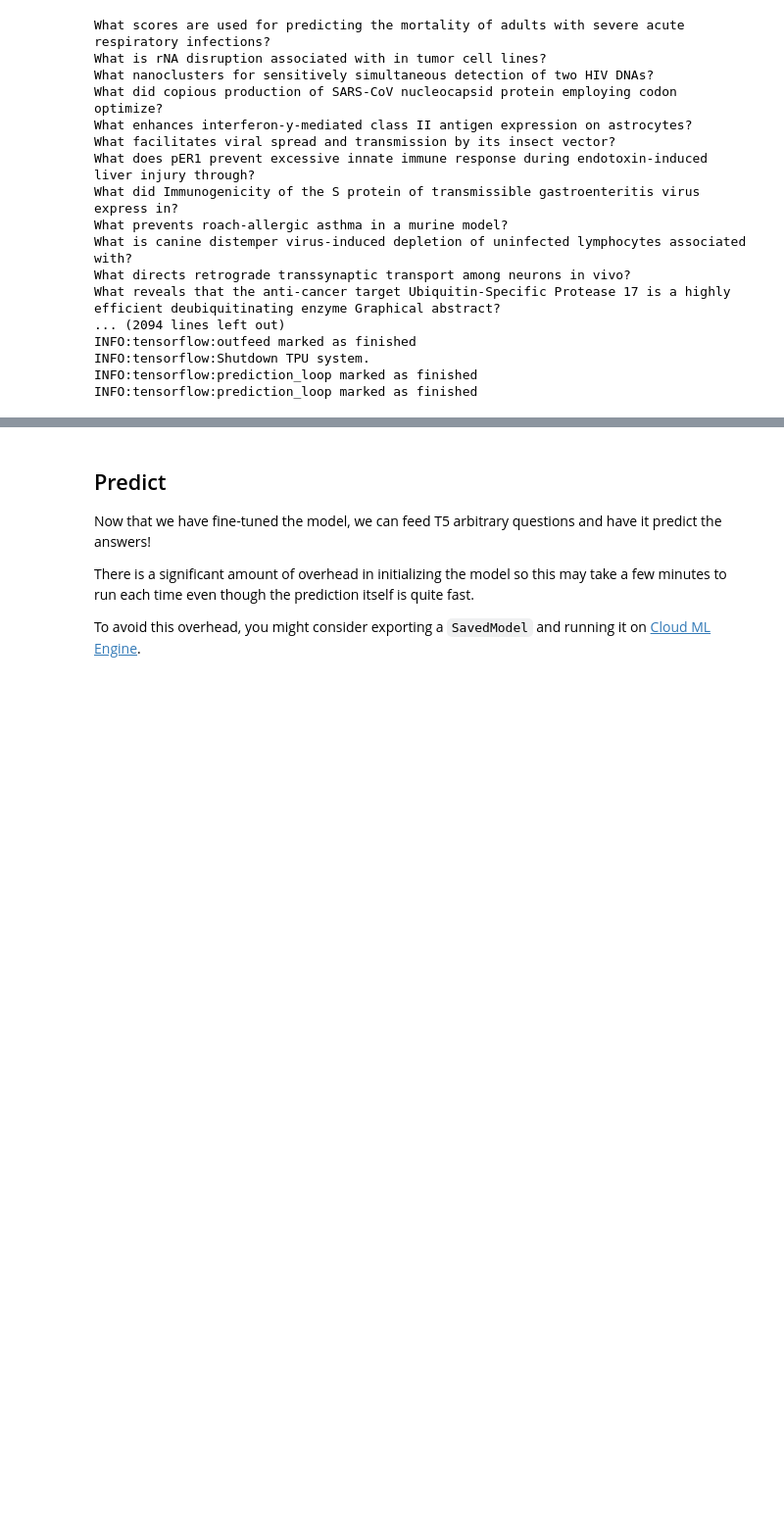
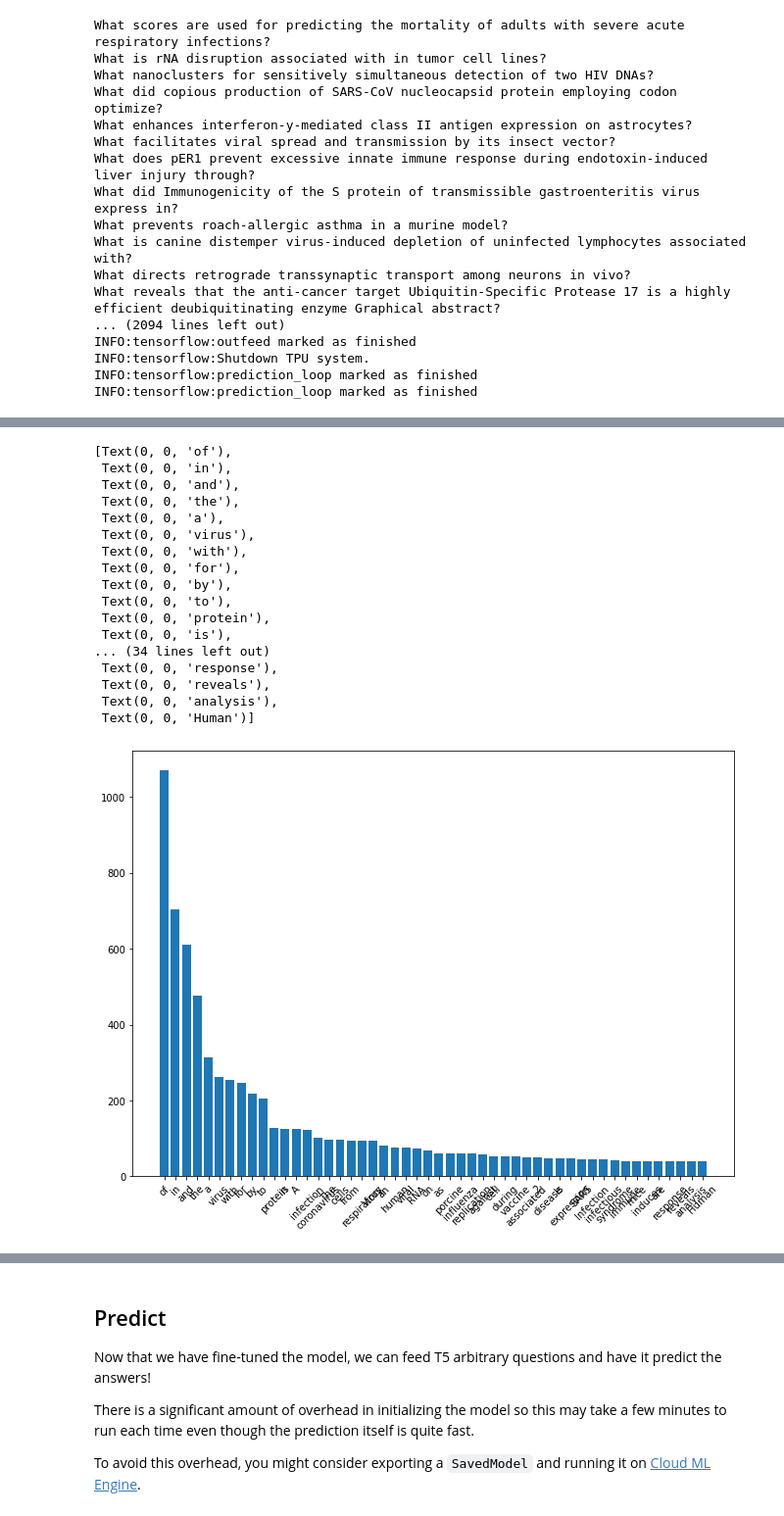
Before and after one commit to johntiger1/hugging-face-generation, a Jupyter notebook: Copy_of_t5_trivia.ipynb, the cells around one changed output, grey strips where cells are left out. Shown at 98% size. Saved outputs shown, nothing was run; the diff lists cells and outputs as text; code cells hidden in the pictures; blank space fills up the shorter version.

Commit message:
Get lengths and histogram of word frequency

```diff
--- a/Copy_of_t5_trivia.ipynb
+++ b/Copy_of_t5_trivia.ipynb
@@ -1725,0 +2012,2 @@ final_manual_valid_df.to_csv(T5_MANUAL_QA_PATH)
+# %%
+tokenized = ' '.join(valid_more_annotated_df["answer"].tolist()).split()
@@ -1725,0 +2016,4 @@ final_manual_valid_df.to_csv(T5_MANUAL_QA_PATH)
+# %%
+fdist = nltk.FreqDist(tokenized)
+
+# evidence that labelling does indeed help
@@ -1725,0 +2047,2 @@ final_manual_valid_df.to_csv(T5_MANUAL_QA_PATH)
+# %%
+top_tokens = fdist.most_common(50)
@@ -1725,0 +2073,2 @@ final_manual_valid_df.to_csv(T5_MANUAL_QA_PATH)
+# %%
+D = dict(top_tokens)
@@ -1725,0 +2098,27 @@ final_manual_valid_df.to_csv(T5_MANUAL_QA_PATH)
+# %%
+# ax.bar(
+fig, ax = plt.subplots()
+fig = plt.gcf()
+fig.set_size_inches(11,8)
+ax.bar(range(len(D)), list(D.values()), align='center')
+ax.set_xticks(range(len(D)), )
+ax.set_xticklabels(list(D.keys()),rotation=45)
+# %% [output]
+[Text(0, 0, 'of'),
+ Text(0, 0, 'in'),
+ Text(0, 0, 'and'),
+ Text(0, 0, 'the'),
+ Text(0, 0, 'a'),
+ Text(0, 0, 'virus'),
+ Text(0, 0, 'with'),
+ Text(0, 0, 'for'),
+ Text(0, 0, 'by'),
+ Text(0, 0, 'to'),
+ Text(0, 0, 'protein'),
+ Text(0, 0, 'is'),
+... (34 lines left out)
+ Text(0, 0, 'response'),
+ Text(0, 0, 'reveals'),
+ Text(0, 0, 'analysis'),
+ Text(0, 0, 'Human')]
+[figure, added]
```
Also changed, not shown: parts of 88 cells of this notebook.
